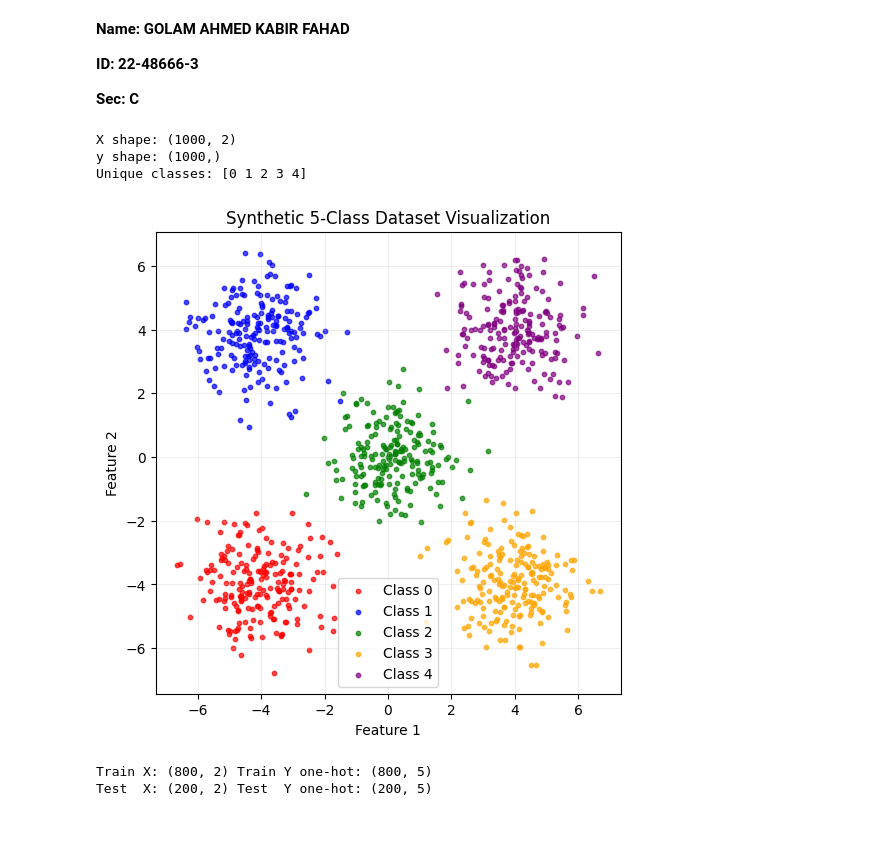
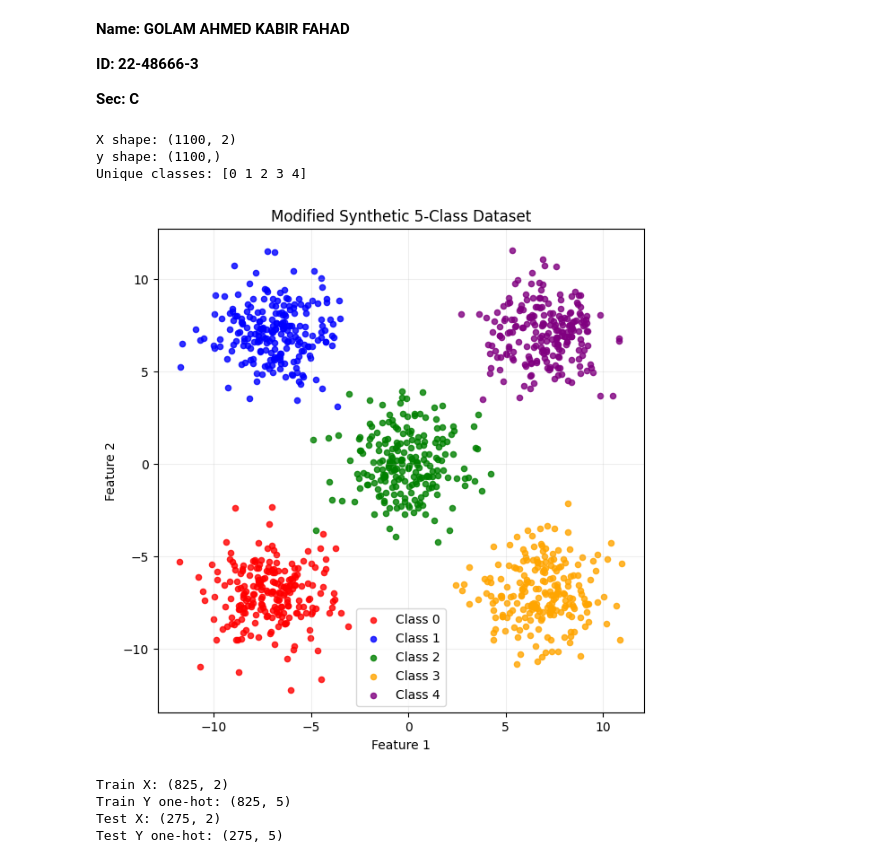
Before and after one commit to MrFahadKabir/CVPR, a Jupyter notebook: MID/Assignment2.ipynb, the cells around one changed output. Saved outputs shown, nothing was run; the diff lists cells and outputs as text; code cells hidden in the pictures; blank space fills up the shorter version.

```diff
--- a/MID/Assignment2.ipynb
+++ b/MID/Assignment2.ipynb
@@ -16,15 +16,16 @@ np.random.seed(0)
 # %%
-def generate_synthetic_data(num_samples_per_class=200, num_classes=5, num_features=2):
+def generate_synthetic_data(num_samples_per_class=220, num_classes=5, num_features=2):
     total_samples = num_samples_per_class * num_classes
     X = np.zeros((total_samples, num_features))
     y = np.zeros(total_samples, dtype=int)
 
-    centers = [(-4,-4), (-4,4), (0,0), (4,-4), (4,4)]
+
+    centers = [(-7,-7), (-7,7), (0,0), (7,-7), (7,7)]
     centers = centers[:num_classes]
 
     idx = 0
     for class_id, (cx, cy) in enumerate(centers):
-        samples = np.random.randn(num_samples_per_class, num_features)
+        samples = np.random.randn(num_samples_per_class, num_features) * 1.5
         samples[:,0] += cx
         samples[:,1] += cy
         X[idx:idx+num_samples_per_class] = samples
@@ -36,35 +37,36 @@ def generate_synthetic_data(num_samples_per_class=200, num_classes=5, num_featur
     y = y[perm]
     return X, y
 
-X, y = generate_synthetic_data(num_samples_per_class=200, num_classes=5, num_features=2)
+X, y = generate_synthetic_data()
 print("X shape:", X.shape)
 print("y shape:", y.shape)
 print("Unique classes:", np.unique(y))
-
-colors = ['red', 'blue', 'green', 'orange', 'purple']
-plt.figure(figsize=(6,6))
-for class_id in range(5):
-    mask = (y == class_id)
-    plt.scatter(X[mask, 0], X[mask, 1], s=10, alpha=0.7, c=colors[class_id], label=f"Class {class_id}")
-plt.title("Synthetic 5-Class Dataset Visualization")
-plt.xlabel("Feature 1")
-plt.ylabel("Feature 2")
-plt.legend()
-plt.grid(alpha=0.2)
-plt.show()
 # %% [output]
-X shape: (1000, 2)
-y shape: (1000,)
+X shape: (1100, 2)
+y shape: (1100,)
 Unique classes: [0 1 2 3 4]
-[figure, removed]
+# %%
+colors = ['red', 'blue', 'green', 'orange', 'purple']
+plt.figure(figsize=(7,7))
+for class_id in range(5):
+    mask = (y == class_id)
+    plt.scatter(X[mask, 0], X[mask, 1], s=20, alpha=0.8, c=colors[class_id], label=f"Class {class_id}")
+plt.title("Modified Synthetic 5-Class Dataset")
+plt.xlabel("Feature 1")
+plt.ylabel("Feature 2")
+plt.legend()
+plt.grid(alpha=0.2)
+plt.show()
+# %% [output]
+[figure, added]
 # %%
-def train_test_split_numpy(X, y, test_ratio=0.2):
+def train_test_split_numpy(X, y, test_ratio=0.25):
     N = X.shape[0]
     test_size = int(N * test_ratio)
     X_train = X[:-test_size]
     y_train = y[:-test_size]
-    X_test  = X[-test_size:]
-    y_test  = y[-test_size:]
+    X_test = X[-test_size:]
+    y_test = y[-test_size:]
     return X_train, X_test, y_train, y_test
 
 def one_hot_encode(y, num_classes):
@@ -75,20 +77,26 @@ def one_hot_encode(y, num_classes):
     return y_oh
 
 num_classes = 5
-X_train, X_test, y_train, y_test = train_test_split_numpy(X, y, test_ratio=0.2)
+X_train, X_test, y_train, y_test = train_test_split_numpy(X, y, test_ratio=0.25)
+
 
 mean = X_train.mean(axis=0, keepdims=True)
-std  = X_train.std(axis=0, keepdims=True) + 1e-8
-X_train_norm = (X_train - mean) / std
-X_test_norm  = (X_test  - mean) / std
+std = X_train.std(axis=0, keepdims=True) + 1e-8
+X_train_norm = (X_train - mean)/std
+X_test_norm = (X_test - mean)/std
+
 
 Y_train_oh = one_hot_encode(y_train, num_classes)
-Y_test_oh  = one_hot_encode(y_test, num_classes)
+Y_test_oh = one_hot_encode(y_test, num_classes)
 
-print("Train X:", X_train_norm.shape, "Train Y one-hot:", Y_train_oh.shape)
-print("Test  X:", X_test_norm.shape,  "Test  Y one-hot:", Y_test_oh.shape)
+print("Train X:", X_train_norm.shape)
+print("Train Y one-hot:", Y_train_oh.shape)
+print("Test X:", X_test_norm.shape)
+print("Test Y one-hot:", Y_test_oh.shape)
 # %% [output]
-Train X: (800, 2) Train Y one-hot: (800, 5)
-Test  X: (200, 2) Test  Y one-hot: (200, 5)
+Train X: (825, 2)
+Train Y one-hot: (825, 5)
+Test X: (275, 2)
+Test Y one-hot: (275, 5)
 # %%
 class ThreeHiddenLayerNN:
```
Also changed, not shown: parts of 10 cells of this notebook.
